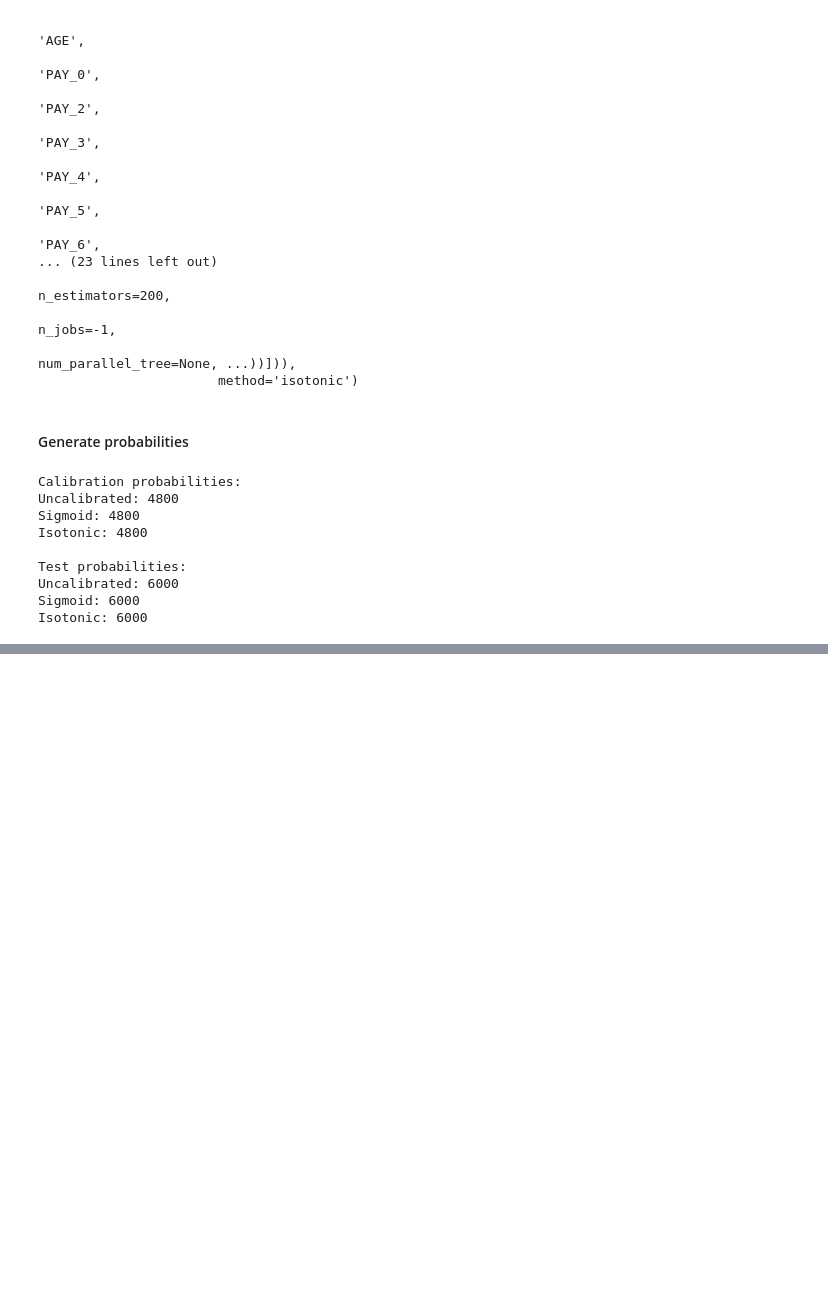
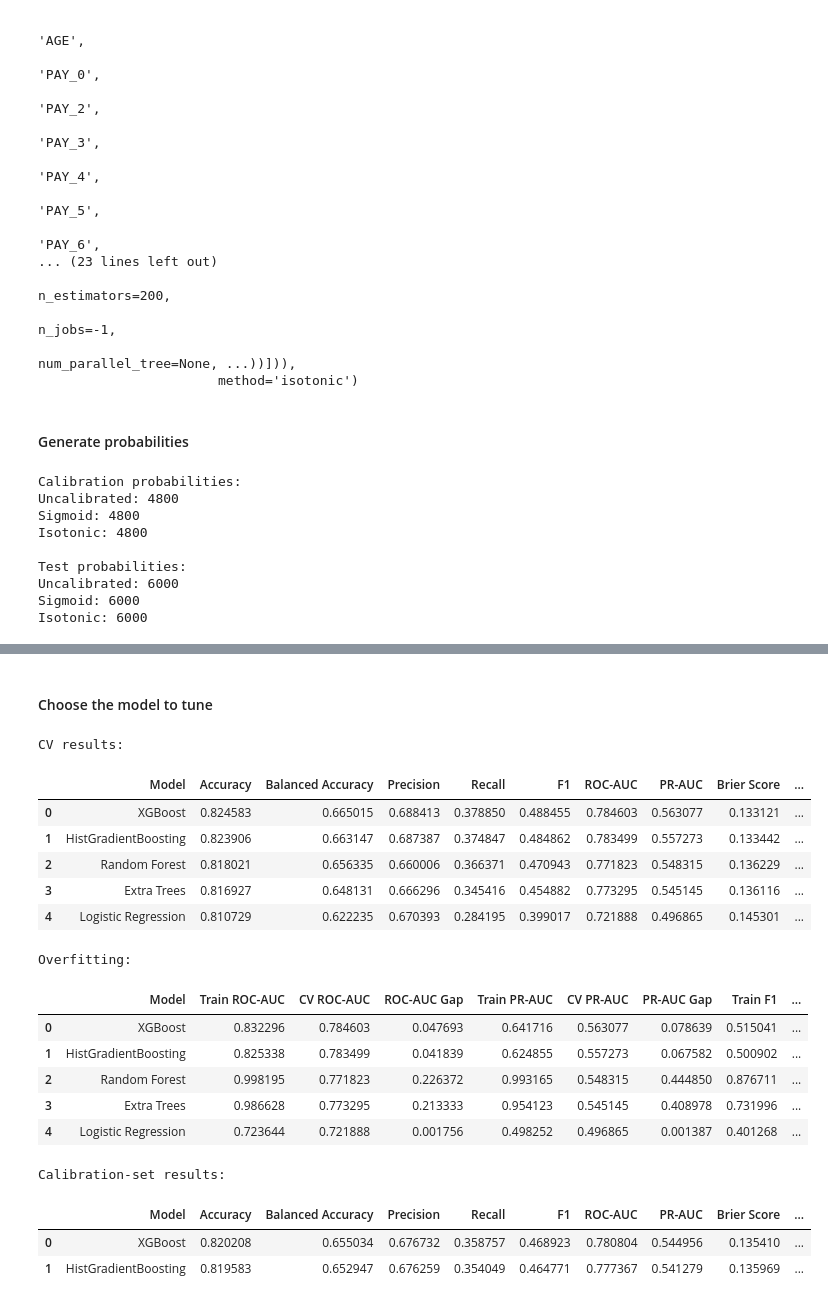
Before and after one commit to chamudi01/Credit-Risk-Scoring-System, a Jupyter notebook: notebooks/07_probability_calibration.ipynb, the cells around one changed output, grey strips where cells are left out. Drawn from its saved outputs; the diff is of its cells as text; code cells hidden in the pictures; blank space fills up the shorter version.

```diff
--- a/notebooks/07_probability_calibration.ipynb
+++ b/notebooks/07_probability_calibration.ipynb
@@ -800,0 +1492,15 @@ Isotonic: 6000
+# %%
+# STEP 7 — FIT TOP 2 MODELS
+
+fitted_models = {}
+
+for name in top_models:
+
+    print(f"Fitting: {name}")
+
+    fitted_models[name] = pipelines[name].fit(
+        X_model_train,
+        y_model_train
+    )
+
+print("\nFinished fitting top models.")
@@ -800,0 +1514,16 @@ Isotonic: 6000
+# %%
+# STEP 8 — PREDICT ON CALIBRATION SET
+
+calibration_predictions = {}
+
+for name, model in fitted_models.items():
+
+    calibration_predictions[name] = model.predict_proba(
+        X_calibration
+    )[:, 1]
+
+    print(
+        name,
+        "calibration probabilities:",
+        calibration_predictions[name].shape
+    )
@@ -800,0 +1624,30 @@ Isotonic: 6000
+# %% [markdown]
+#### Choose the model to tune
+# %%
+print("CV results:")
+display(cv_results_df)
+
+print("\nOverfitting:")
+display(overfit_df)
+
+print("\nCalibration-set results:")
+display(calibration_model_results_df)
+# %% [output]
+CV results:
+|  | Model | Accuracy | Balanced Accuracy | Precision | Recall | F1 | ROC-AUC | PR-AUC | Brier Score | ... |
+| 0 | XGBoost | 0.824583 | 0.665015 | 0.688413 | 0.378850 | 0.488455 | 0.784603 | 0.563077 | 0.133121 | ... |
+| 1 | HistGradientBoosting | 0.823906 | 0.663147 | 0.687387 | 0.374847 | 0.484862 | 0.783499 | 0.557273 | 0.133442 | ... |
+| 2 | Random Forest | 0.818021 | 0.656335 | 0.660006 | 0.366371 | 0.470943 | 0.771823 | 0.548315 | 0.136229 | ... |
+| 3 | Extra Trees | 0.816927 | 0.648131 | 0.666296 | 0.345416 | 0.454882 | 0.773295 | 0.545145 | 0.136116 | ... |
+| 4 | Logistic Regression | 0.810729 | 0.622235 | 0.670393 | 0.284195 | 0.399017 | 0.721888 | 0.496865 | 0.145301 | ... |
+Overfitting:
+|  | Model | Train ROC-AUC | CV ROC-AUC | ROC-AUC Gap | Train PR-AUC | CV PR-AUC | PR-AUC Gap | Train F1 | ... |
+| 0 | XGBoost | 0.832296 | 0.784603 | 0.047693 | 0.641716 | 0.563077 | 0.078639 | 0.515041 | ... |
+| 1 | HistGradientBoosting | 0.825338 | 0.783499 | 0.041839 | 0.624855 | 0.557273 | 0.067582 | 0.500902 | ... |
+| 2 | Random Forest | 0.998195 | 0.771823 | 0.226372 | 0.993165 | 0.548315 | 0.444850 | 0.876711 | ... |
+| 3 | Extra Trees | 0.986628 | 0.773295 | 0.213333 | 0.954123 | 0.545145 | 0.408978 | 0.731996 | ... |
+| 4 | Logistic Regression | 0.723644 | 0.721888 | 0.001756 | 0.498252 | 0.496865 | 0.001387 | 0.401268 | ... |
+Calibration-set results:
+|  | Model | Accuracy | Balanced Accuracy | Precision | Recall | F1 | ROC-AUC | PR-AUC | Brier Score | ... |
+| 0 | XGBoost | 0.820208 | 0.655034 | 0.676732 | 0.358757 | 0.468923 | 0.780804 | 0.544956 | 0.135410 | ... |
+| 1 | HistGradientBoosting | 0.819583 | 0.652947 | 0.676259 | 0.354049 | 0.464771 | 0.777367 | 0.541279 | 0.135969 | ... |
```
Also changed, not shown: parts of 43 cells of this notebook.
